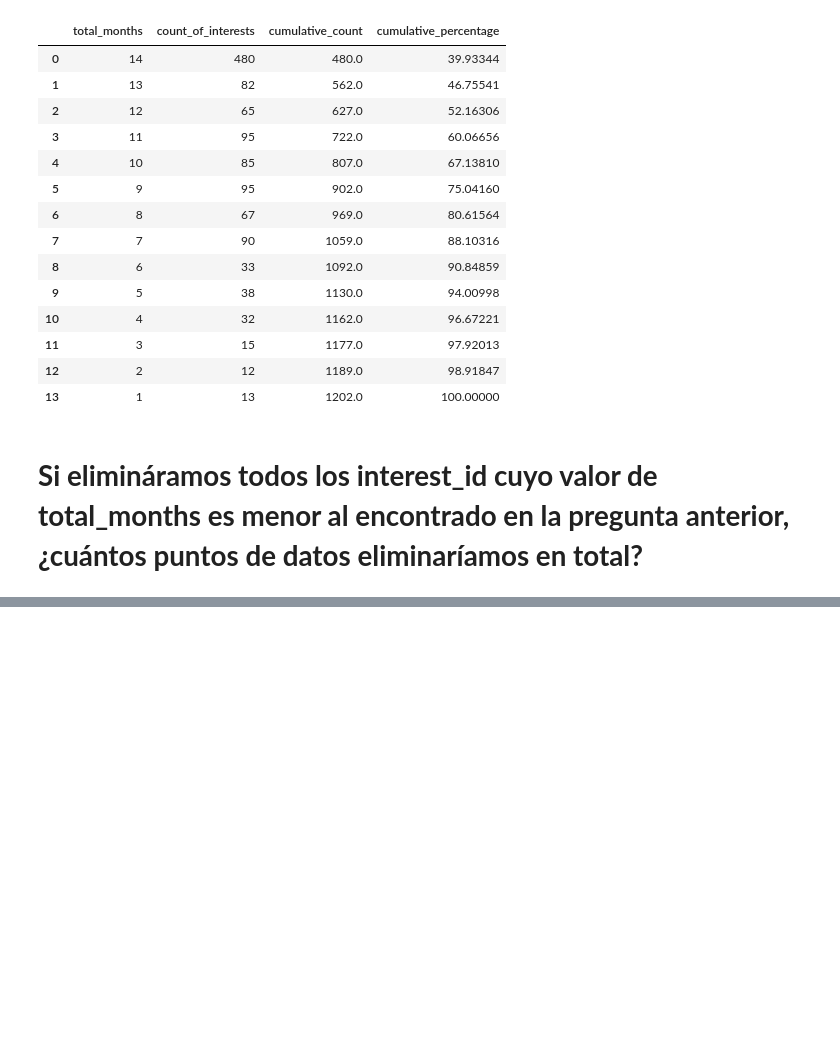
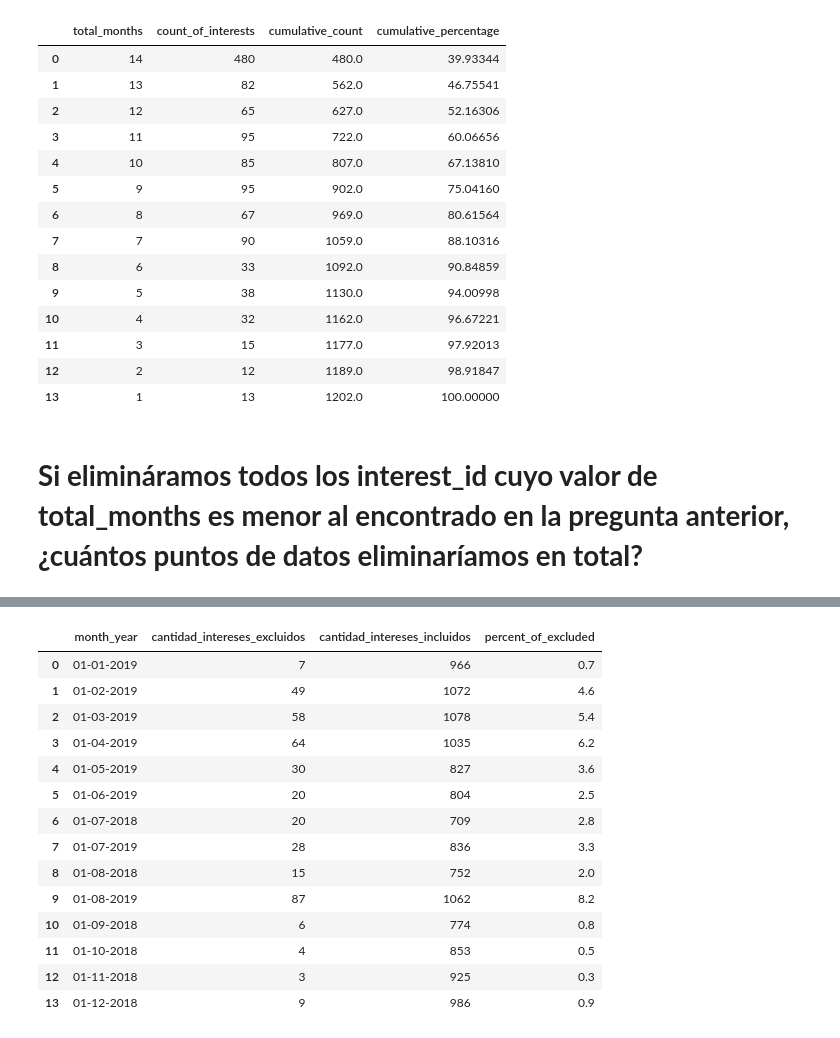
Before and after one commit to LLAES07/SQL_DESAFIO, a Jupyter notebook: Caso_8/Caso_8.ipynb, the cells around one changed output, grey strips where cells are left out. Drawn from its saved outputs; the diff is of its cells as text; code cells hidden in the pictures; blank space fills up the shorter version.

```diff
--- a/Caso_8/Caso_8.ipynb
+++ b/Caso_8/Caso_8.ipynb
@@ -934,0 +929,49 @@ pd.read_sql_query(query, con=engine)
+# %%
+query = '''
+
+    WITH monthly_counts AS (
+        SELECT
+            interest_id,
+            COUNT(*) AS total_months
+        FROM interest_metrics
+        GROUP BY interest_id
+    ),
+    excluded_interests AS (
+        SELECT interest_id
+        FROM monthly_counts
+        WHERE total_months < 6
+    ),
+    intereses_incluidos_por_mes AS (
+        SELECT
+            im.month_year,
+            COUNT(DISTINCT im.interest_id) AS cantidad_intereses_incluidos
+        FROM interest_metrics im
+        LEFT JOIN excluded_interests ei ON im.interest_id = ei.interest_id
+        WHERE ei.interest_id IS NULL
+        AND im.month_year IS NOT NULL
+        GROUP BY im.month_year
+    ),
+    intereses_excluidos_por_mes AS (
+        SELECT
+            im.month_year,
+            COUNT(DISTINCT im.interest_id) AS cantidad_intereses_excluidos
+        FROM interest_metrics im
+        INNER JOIN excluded_interests ei ON im.interest_id = ei.interest_id
+        WHERE im.month_year IS NOT NULL
+        GROUP BY im.month_year
+    )
+    SELECT
+        e.month_year,
+        COALESCE(e.cantidad_intereses_excluidos, 0) AS cantidad_intereses_excluidos,
+        COALESCE(i.cantidad_intereses_incluidos, 0) AS cantidad_intereses_incluidos,
+        ROUND(
+            100 * COALESCE(e.cantidad_intereses_excluidos, 0) / NULLIF(COALESCE(i.cantidad_intereses_incluidos, 0), 0),
+            1
+        ) AS percent_of_excluded
+    FROM intereses_excluidos_por_mes e
+    LEFT JOIN intereses_incluidos_por_mes i
+        ON e.month_year = i.month_year
+    ORDER BY e.month_year;
+'''
+pd.read_sql_query(query, con=engine)
+# %% [output]
@@ -934,0 +995,15 @@ pd.read_sql_query(query, con=engine)
+|  | month_year | cantidad_intereses_excluidos | cantidad_intereses_incluidos | percent_of_excluded |
+| 0 | 01-01-2019 | 7 | 966 | 0.7 |
+| 1 | 01-02-2019 | 49 | 1072 | 4.6 |
+| 2 | 01-03-2019 | 58 | 1078 | 5.4 |
+| 3 | 01-04-2019 | 64 | 1035 | 6.2 |
+| 4 | 01-05-2019 | 30 | 827 | 3.6 |
+| 5 | 01-06-2019 | 20 | 804 | 2.5 |
+| 6 | 01-07-2018 | 20 | 709 | 2.8 |
+| 7 | 01-07-2019 | 28 | 836 | 3.3 |
+| 8 | 01-08-2018 | 15 | 752 | 2.0 |
+| 9 | 01-08-2019 | 87 | 1062 | 8.2 |
+| 10 | 01-09-2018 | 6 | 774 | 0.8 |
+| 11 | 01-10-2018 | 4 | 853 | 0.5 |
+| 12 | 01-11-2018 | 3 | 925 | 0.3 |
+| 13 | 01-12-2018 | 9 | 986 | 0.9 |
```
Also changed, not shown: parts of 4 cells of this notebook.
